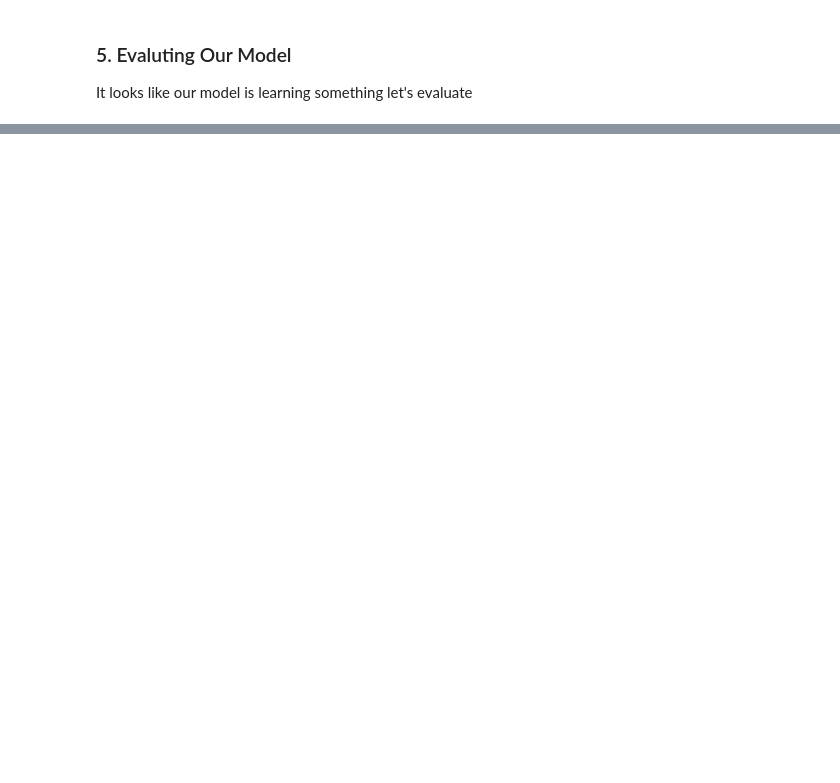
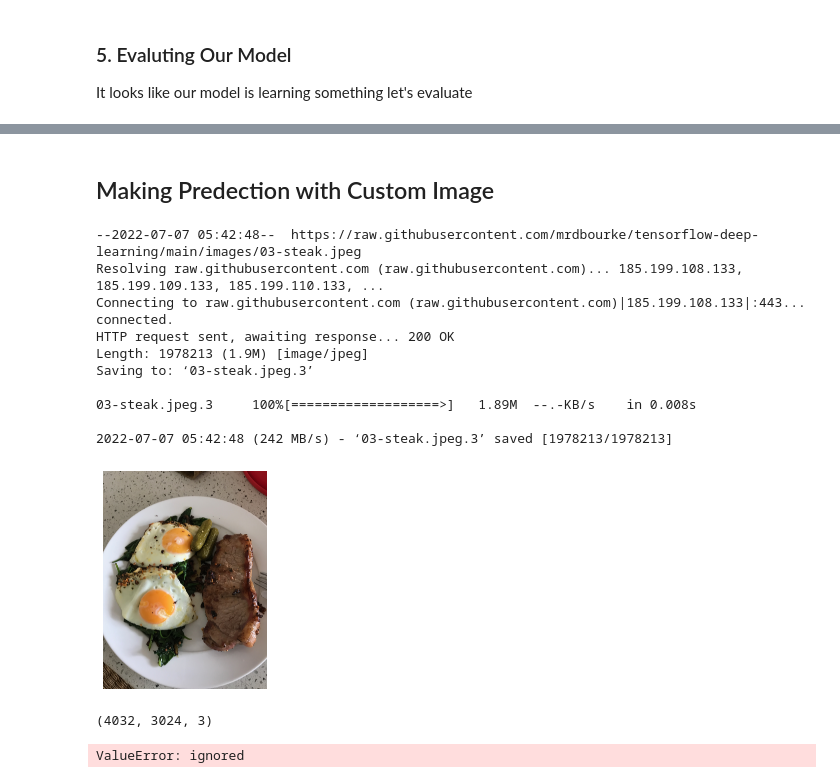
Before and after one commit to DeepakSaini420/Deep-Learning, a Jupyter notebook: Convolutional_Nural_network_and_computer_vision/03_introduction_to_computer_vision_with_tensorflow.ipynb, the cells around one changed output, grey strips where cells are left out. Cells and saved outputs as stored; diff of their text form; code cells hidden in the pictures; blank space fills up the shorter version.

```diff
--- a/Convolutional_Nural_network_and_computer_vision/03_introduction_to_computer_vision_with_tensorflow.ipynb
+++ b/Convolutional_Nural_network_and_computer_vision/03_introduction_to_computer_vision_with_tensorflow.ipynb
@@ -574,0 +821,29 @@ Reduce overfitting:
+# %% [markdown]
+## Making Predection with Custom Image
+# %%
+# view our example image
+import matplotlib.image as mpimg
+!wget https://raw.githubusercontent.com/mrdbourke/tensorflow-deep-learning/main/images/03-steak.jpeg
+steak = mpimg.imread("03-steak.jpeg")
+plt.imshow(steak)
+plt.axis(False);
+# %% [output]
+--2022-07-07 05:42:48--  https://raw.githubusercontent.com/mrdbourke/tensorflow-deep-learning/main/images/03-steak.jpeg
+Resolving raw.githubusercontent.com (raw.githubusercontent.com)... 185.199.108.133, 185.199.109.133, 185.199.110.133, ...
+Connecting to raw.githubusercontent.com (raw.githubusercontent.com)|185.199.108.133|:443... connected.
+HTTP request sent, awaiting response... 200 OK
+Length: 1978213 (1.9M) [image/jpeg]
+Saving to: ‘03-steak.jpeg.3’
+
+03-steak.jpeg.3     100%[===================>]   1.89M  --.-KB/s    in 0.008s
+
+2022-07-07 05:42:48 (242 MB/s) - ‘03-steak.jpeg.3’ saved [1978213/1978213]
+[figure, added]
+# %%
+steak.shape
+# %% [output]
+(4032, 3024, 3)
+# %%
+model_7.predict(steak)
+# %% [output]
+ValueError: ignored
```
Also changed, not shown: parts of 35 cells of this notebook.
